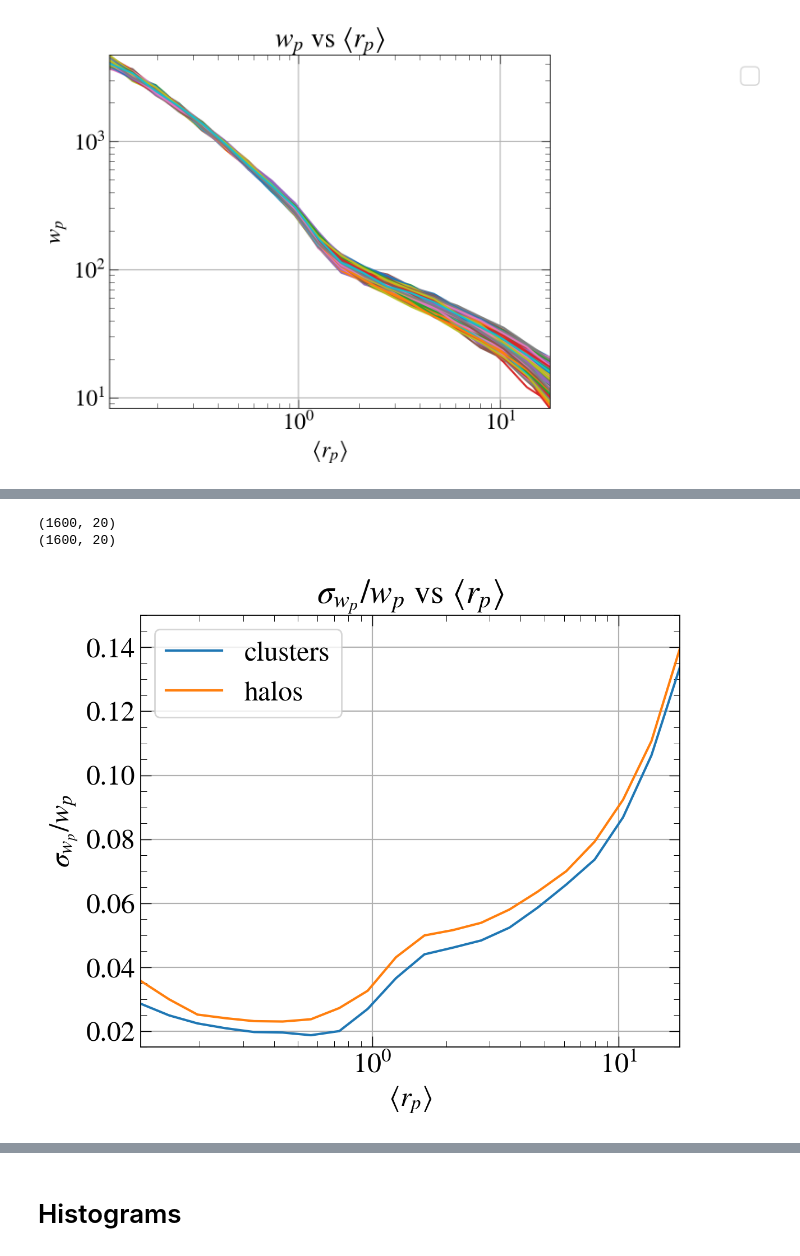
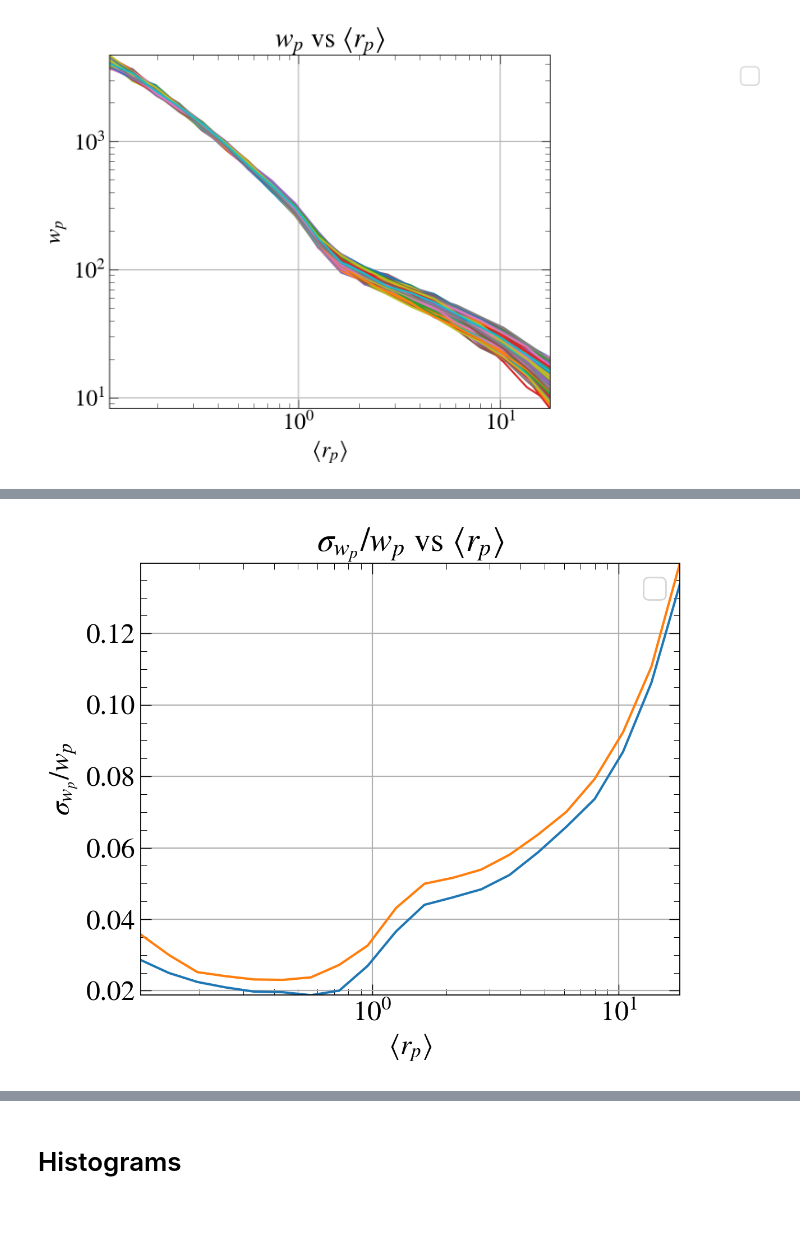
Before and after one commit to smritiramakrishnan/Corrfunc-Research, a Jupyter notebook: notebooks/02_wp_cluster_counts_vis.ipynb, the cells around one changed output, grey strips where cells are left out. Drawn from its saved outputs; the diff is of its cells as text; code cells hidden in the pictures; blank space fills up the shorter version.

```diff
--- a/notebooks/wp_cluster_counts_vis.ipynb
+++ b/notebooks/02_wp_cluster_counts_vis.ipynb
@@ -77,5 +32,6 @@ for i in range (25):
 wp_cluster = np.concatenate(wp_cluster)
 rp_cluster = np.concatenate(rp_cluster)
 # %%
-wp_vs_rpavg(rp_cluster, wp_cluster)
+rpavg_mean_c, wp_mean_c, stdev_c = ct.error_data(rp_cluster, wp_cluster)
+pg.wp_vs_rpavg(rpavg_mean_c, wp_mean_c, stdev_c)
 # %% [output]
@@ -86,5 +42,6 @@ plot_results(rp_cluster, wp_cluster)
 # %% [output]
 [figure]
 # %%
-plot_fractional_error(rp_cluster, wp_cluster, y_max=0.15, y_min = 0.015)
+frac_err_c = pg.get_frac_err(stdev_c, wp_mean_c)
+pg.plot_frac_err([rpavg_mean_c], [frac_err_c],labels = ['mean'])
 # %% [output]
@@ -94,7 +50,7 @@ plot_fractional_error(rp_cluster, wp_cluster, y_max=0.15, y_min = 0.015)
 wp_halos = []
 rp_halos = []
 for i in range (25):
-    halos = np.load(f'/users/smritir/Corrfunc-Research/data_sp/wp_counts_ph{i:03d}.npz')
+    halos = np.load(f'{data_dir}wp_counts_ph{i:03d}.npz')
     wp_halos.append(halos['wp_'])
     rp_halos.append(halos['rp_avg'])
 wp_halos = np.concatenate(wp_halos)
@@ -104,8 +60,9 @@ plot_results(rp_halos, wp_halos)
 # %% [output]
 [figure]
 # %%
-wp_vs_rpavg(rp_cluster, wp_cluster, legend = 'clusters', y_max = 5000, y_min = 10)
-wp_vs_rpavg(rp_halos, wp_halos, legend = 'halos', y_max = 5000, y_min = 10)
+rpavg_mean_h, wp_mean_h, stdev_h = ct.error_data(rp_halos, wp_halos)
+pg.wp_vs_rpavg(rpavg_mean_c, wp_mean_c, stdev_c, legend = 'cluster')
+pg.wp_vs_rpavg(rpavg_mean_h, wp_mean_h, stdev_h, legend = 'halos')
 plt.legend()
 plt.show()
 # %% [output]
@@ -115,10 +72,8 @@ plt.show()
 # %%
-plot_fractional_error(rp_cluster, wp_cluster, y_max=0.15, y_min = 0.015, legend = 'clusters')
-plot_fractional_error(rp_halos, wp_halos, y_max=0.15, y_min = 0.015, legend = 'halos')
+frac_err_h = pg.get_frac_err(stdev_h, wp_mean_h)
+pg.plot_frac_err([rpavg_mean_c, rpavg_mean_h], [frac_err_c, frac_err_h],labels = ['cluster', 'halo'])
 plt.legend()
 plt.show()
 # %% [output]
-(1600, 20)
-(1600, 20)
-[figure, old version]
+[figure, new version]
 # %%
```
Also changed, not shown: parts of 16 cells of this notebook, 10 other files.
